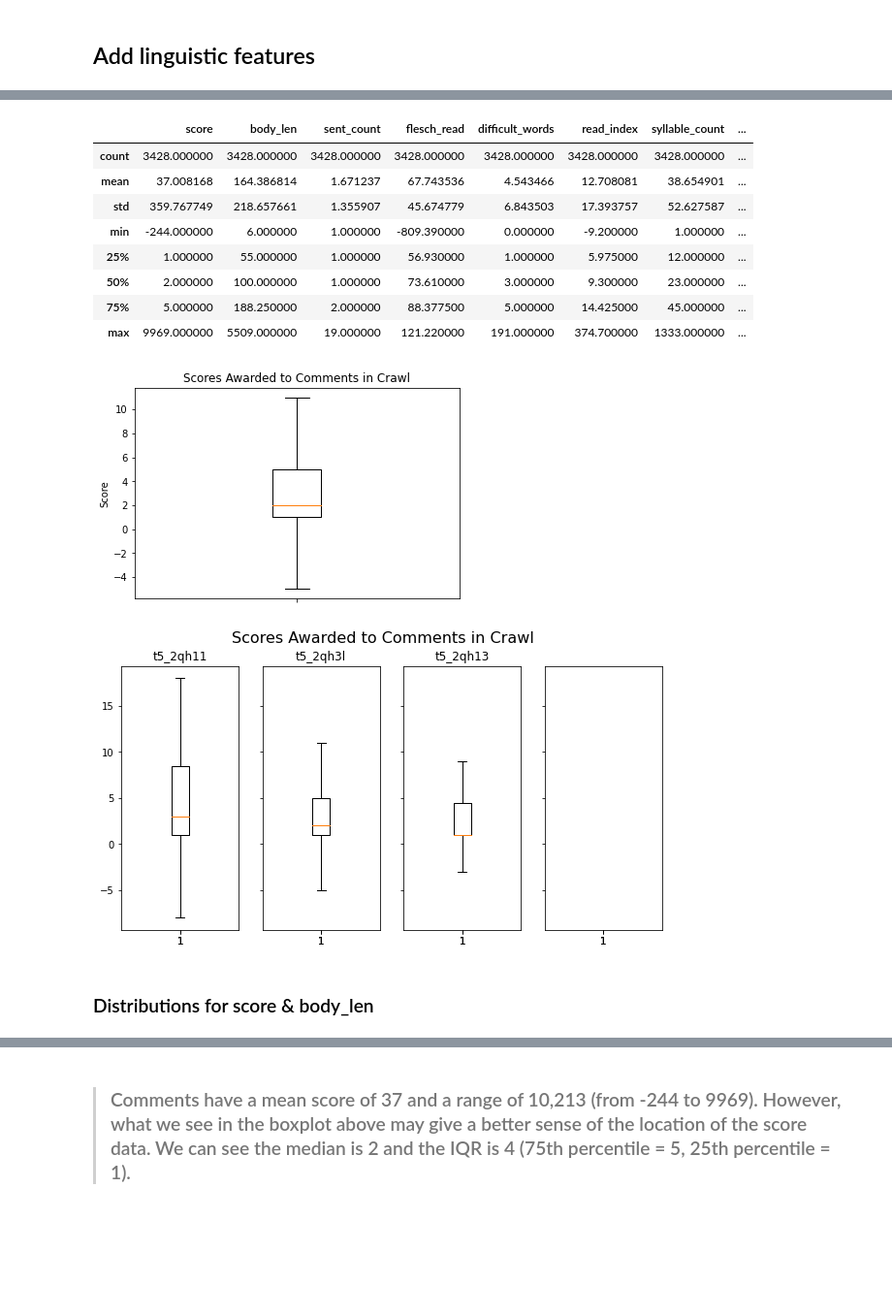
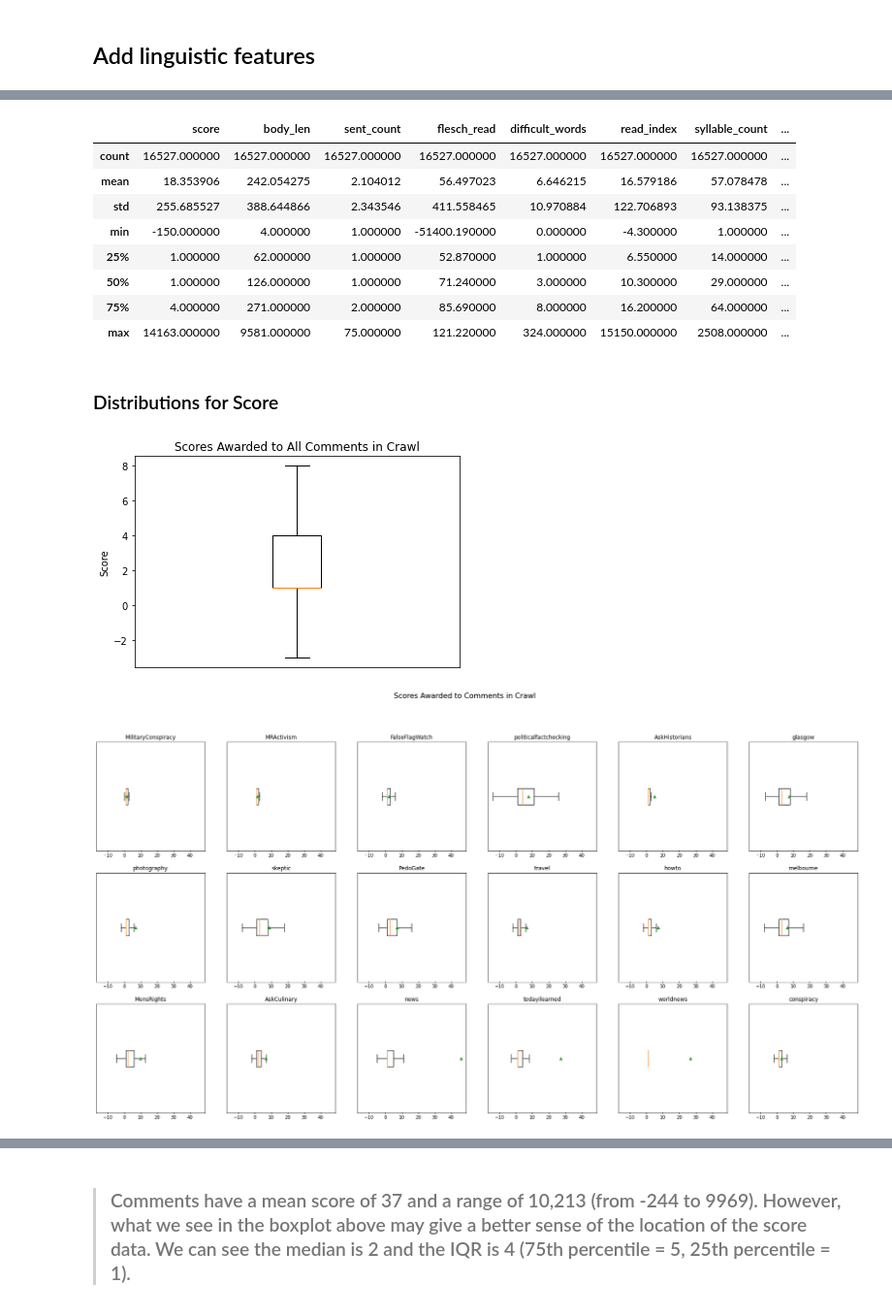
Before and after one commit to Bcromas/rosie, a Jupyter notebook: EDA.ipynb, the cells around one changed output, grey strips where cells are left out. Shown at 97% size. Drawn from its saved outputs; the diff is of its cells as text; code cells hidden in the pictures; blank space fills up the shorter version.

```diff
--- a/EDA.ipynb
+++ b/EDA.ipynb
@@ -3,7 +3,8 @@
 # %%
 import pandas as pd
 # %%
-comments_df = pd.read_csv("data/comments.csv", index_col = 0, encoding = "utf_8")
+# comments_df = pd.read_csv("data/comments.csv", index_col = 0, encoding = "utf_8")
+comments_df = pd.read_csv("data/2020_5_28_Comments.csv", index_col = 0, encoding = "utf_8")
 # %%
 comments_df.shape
 # %% [output]
@@ -74,6 +75,10 @@ THE_LORD_HERESY     0.0011
 Name: author, dtype: float64
 # %%
-comments_df = comments_df[(comments_df["author"] != "autotldr")&(comments_df["author"] != "AutoModerator")]
+comments_df = comments_df[
+    (comments_df["author"] != "autotldr")&
+    (comments_df["author"] != "AutoModerator")&
+    (comments_df["author"] != "photography_bot")
+]
 # %%
 comments_df.shape
 # %% [output]
@@ -110,21 +128,24 @@ comments_df.groupby("subreddit_name").mean()
 comments_df.describe()
 # %% [output]
 |  | score | body_len | sent_count | flesch_read | difficult_words | read_index | syllable_count | ... |
-| count | 3428.000000 | 3428.000000 | 3428.000000 | 3428.000000 | 3428.000000 | 3428.000000 | 3428.000000 | ... |
-| mean | 37.008168 | 164.386814 | 1.671237 | 67.743536 | 4.543466 | 12.708081 | 38.654901 | ... |
-| std | 359.767749 | 218.657661 | 1.355907 | 45.674779 | 6.843503 | 17.393757 | 52.627587 | ... |
-| min | -244.000000 | 6.000000 | 1.000000 | -809.390000 | 0.000000 | -9.200000 | 1.000000 | ... |
-| 25% | 1.000000 | 55.000000 | 1.000000 | 56.930000 | 1.000000 | 5.975000 | 12.000000 | ... |
-| 50% | 2.000000 | 100.000000 | 1.000000 | 73.610000 | 3.000000 | 9.300000 | 23.000000 | ... |
-| 75% | 5.000000 | 188.250000 | 2.000000 | 88.377500 | 5.000000 | 14.425000 | 45.000000 | ... |
-| max | 9969.000000 | 5509.000000 | 19.000000 | 121.220000 | 191.000000 | 374.700000 | 1333.000000 | ... |
+| count | 16527.000000 | 16527.000000 | 16527.000000 | 16527.000000 | 16527.000000 | 16527.000000 | 16527.000000 | ... |
+| mean | 18.353906 | 242.054275 | 2.104012 | 56.497023 | 6.646215 | 16.579186 | 57.078478 | ... |
+| std | 255.685527 | 388.644866 | 2.343546 | 411.558465 | 10.970884 | 122.706893 | 93.138375 | ... |
+| min | -150.000000 | 4.000000 | 1.000000 | -51400.190000 | 0.000000 | -4.300000 | 1.000000 | ... |
+| 25% | 1.000000 | 62.000000 | 1.000000 | 52.870000 | 1.000000 | 6.550000 | 14.000000 | ... |
+| 50% | 1.000000 | 126.000000 | 1.000000 | 71.240000 | 3.000000 | 10.300000 | 29.000000 | ... |
+| 75% | 4.000000 | 271.000000 | 2.000000 | 85.690000 | 8.000000 | 16.200000 | 64.000000 | ... |
+| max | 14163.000000 | 9581.000000 | 75.000000 | 121.220000 | 324.000000 | 15150.000000 | 2508.000000 | ... |
+# %% [markdown]
+### Distributions for Score
 # %%
 import matplotlib.pyplot as plt
 # %%
 # boxlot for all Subreddits in crawl
+
 plt.boxplot(x = comments_df["score"], showfliers = False);
-plt.tick_params(labelbottom = False)
+plt.tick_params(labelbottom = False, bottom = False)
 plt.ylabel("Score");
-plt.title(label = "Scores Awarded to Comments in Crawl");
+plt.title(label = "Scores Awarded to All Comments in Crawl");
 # %% [output]
-[figure, old version]
+[figure, new version]
@@ -133,19 +158,20 @@ import math
 # %%
 # multiple boxplots for individual Subreddits in crawl
 
-num_subreddits = comments_df["subreddit_name"].nunique()
-ncols = 4
-nrows = math.ceil(num_subreddits/ncols)
 subreddit_list = comments_df["subreddit_name"].unique()
 
-fig, axs = plt.subplots(nrows = nrows, ncols = ncols, sharex = True, sharey = True, figsize = (10,5));
-fig.suptitle("Scores Awarded to Comments in Crawl", fontsize=16)
-
-for subreddit_name,i in zip(subreddit_list,range(len(subreddit_list))):
-    temp_df = comments_df[comments_df["subreddit_name"] == subreddit_name]
-    axs[i].boxplot(x = temp_df["score"], showfliers = False);
-    axs[i].set_title(subreddit_name)
+fig, axs = plt.subplots(nrows = 3, ncols = 6, sharex = True, sharey = True, figsize = (30,15));
+fig.suptitle("Scores Awarded to Comments in Crawl", fontsize = 16);
+counter = 0
+for row in axs:
+    for subplot in row:
+        try:
+            temp_df = comments_df[comments_df["subreddit_name"] == subreddit_list[counter]]
+            subplot.boxplot(x = temp_df["score"], showfliers = False, vert = False, showmeans = True)
+            subplot.tick_params(labelbottom = True, bottom = True, labelleft = False, left = False, direction = "inout")
+            subplot.set_title(subreddit_list[counter])
+            counter += 1
+        except Exception as e:
+            continue
 # %% [output]
-[figure, old version]
+[figure, new version]
-# %% [markdown]
-### Distributions for score & body_len
```
Also changed, not shown: parts of 24 cells of this notebook.
